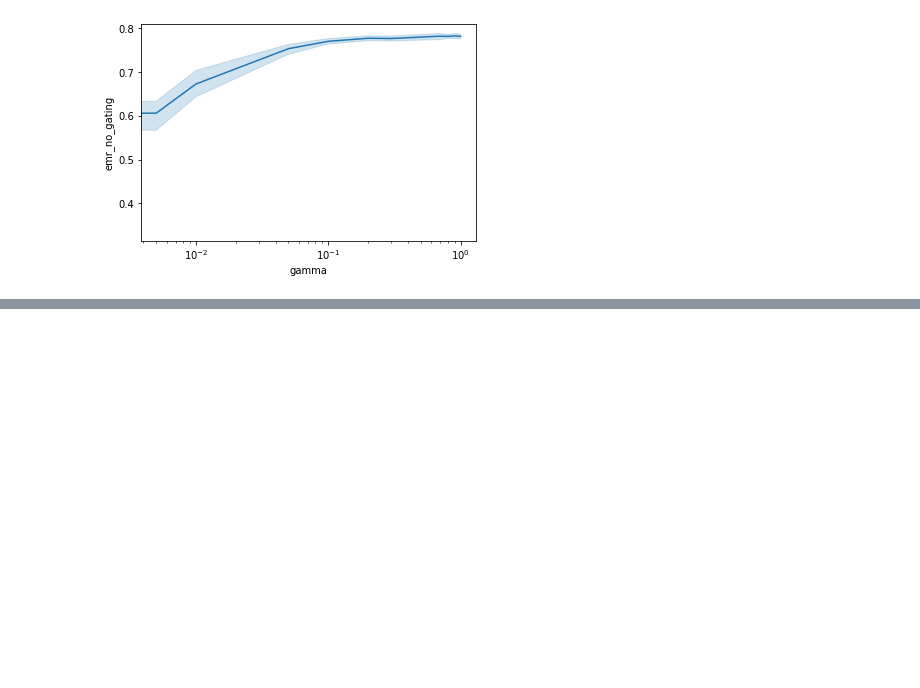
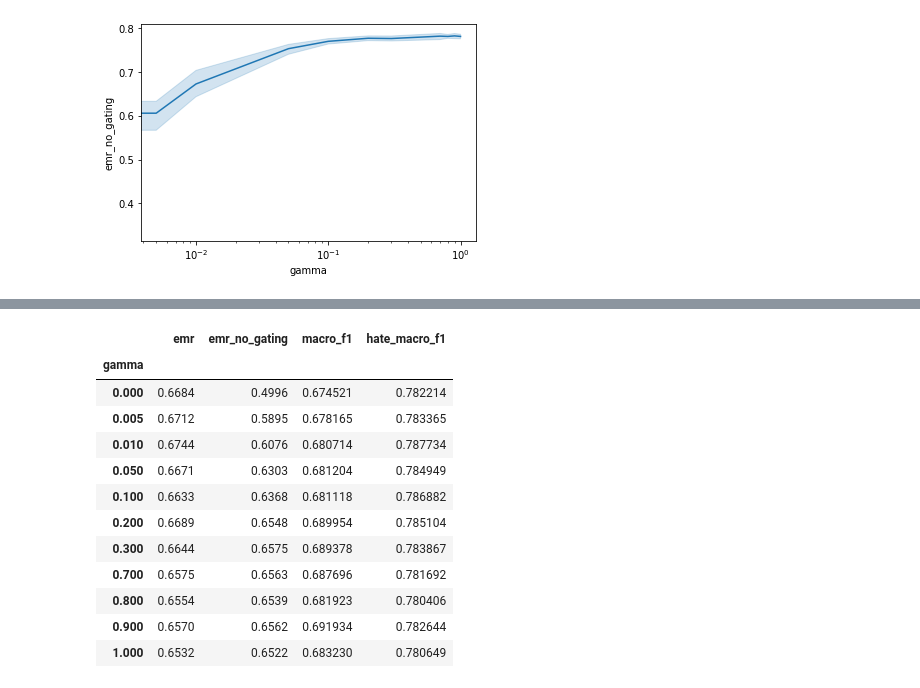
Before and after one commit to pysentimiento/pysentimiento, a Jupyter notebook: notebooks/hate_speech/Gamma Finetuning.ipynb, the cells around one changed output, grey strips where cells are left out. Saved outputs shown, nothing was run; the diff lists cells and outputs as text; code cells hidden in the pictures; blank space fills up the shorter version.

```diff
--- a/notebooks/hate_speech/Gamma Finetuning.ipynb
+++ b/notebooks/hate_speech/Gamma Finetuning.ipynb
@@ -88,0 +102,48 @@ plt.semilogx()
+# %%
+
+from glob import glob
+import json
+import pandas as pd
+files = glob("../../evaluations/hate_speech/dev/emr/en/bert-*hier-*.json")
+
+runs = []
+
+for path in files:
+    with open(path) as f:
+        run = json.load(f)
+
+        runs.append(run)
+
+data = []
+
+for run in runs:
+    gamma = run["train_args"]["gamma"]
+
+    for evaluation in run["evaluations"]["hate_speech"]:
+        data.append({
+            "gamma": gamma,
+            "emr": evaluation["eval_emr"],
+            "emr_no_gating": evaluation["eval_emr_no_gating"],
+            "macro_f1": evaluation["eval_macro_f1"],
+            "hate_macro_f1": evaluation["eval_macro_hs_f1_score"],
+        })
+
+len(data)
+
+df = pd.DataFrame(data)
+
+df.groupby("gamma").mean()
+# %% [output]
+|  | emr | emr_no_gating | macro_f1 | hate_macro_f1 |
+| gamma |  |  |  |  |
+| 0.000 | 0.6684 | 0.4996 | 0.674521 | 0.782214 |
+| 0.005 | 0.6712 | 0.5895 | 0.678165 | 0.783365 |
+| 0.010 | 0.6744 | 0.6076 | 0.680714 | 0.787734 |
+| 0.050 | 0.6671 | 0.6303 | 0.681204 | 0.784949 |
+| 0.100 | 0.6633 | 0.6368 | 0.681118 | 0.786882 |
+| 0.200 | 0.6689 | 0.6548 | 0.689954 | 0.785104 |
+| 0.300 | 0.6644 | 0.6575 | 0.689378 | 0.783867 |
+| 0.700 | 0.6575 | 0.6563 | 0.687696 | 0.781692 |
+| 0.800 | 0.6554 | 0.6539 | 0.681923 | 0.780406 |
+| 0.900 | 0.6570 | 0.6562 | 0.691934 | 0.782644 |
+| 1.000 | 0.6532 | 0.6522 | 0.683230 | 0.780649 |
```
Also changed, not shown: parts of 3 cells of this notebook, 28 other files.
